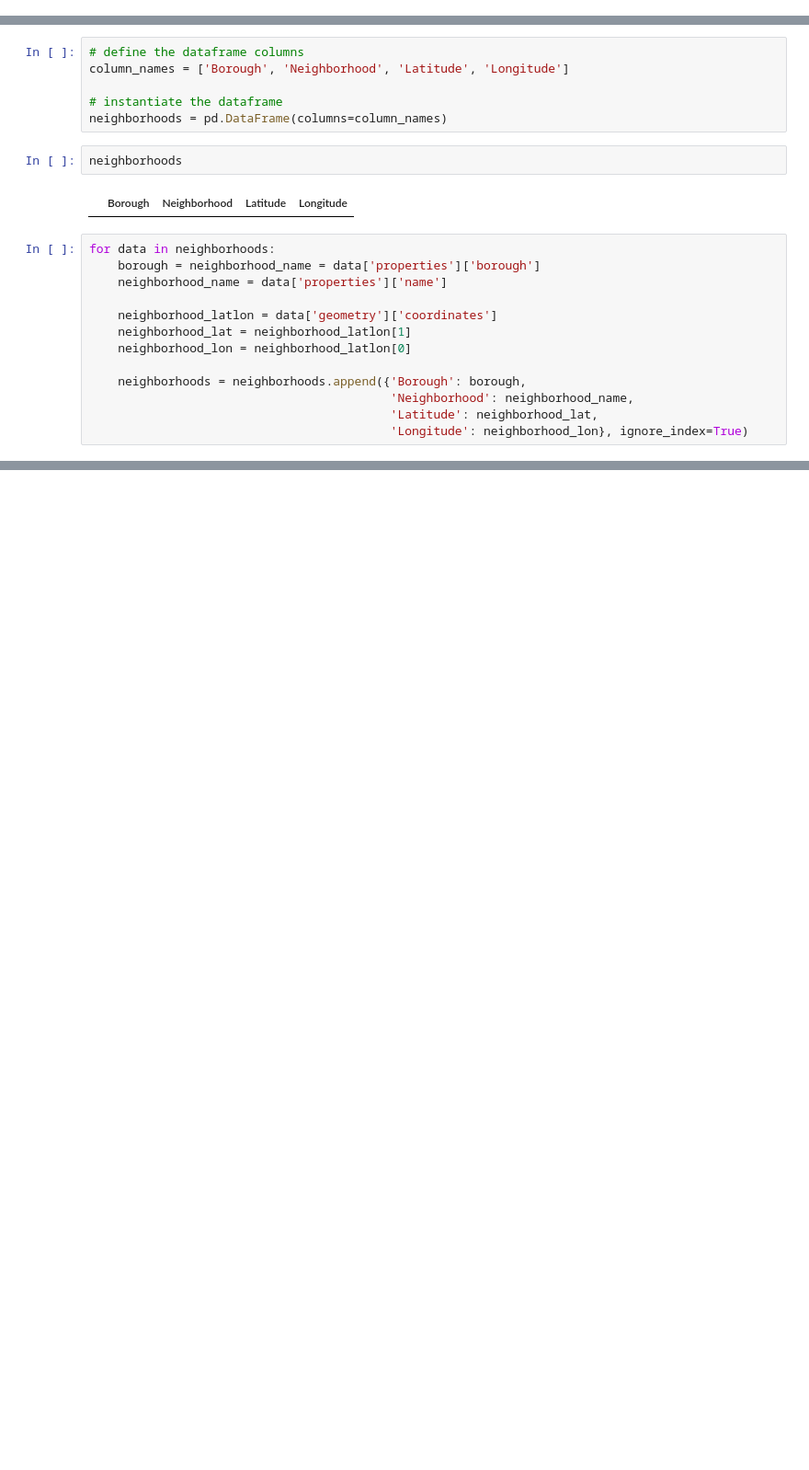
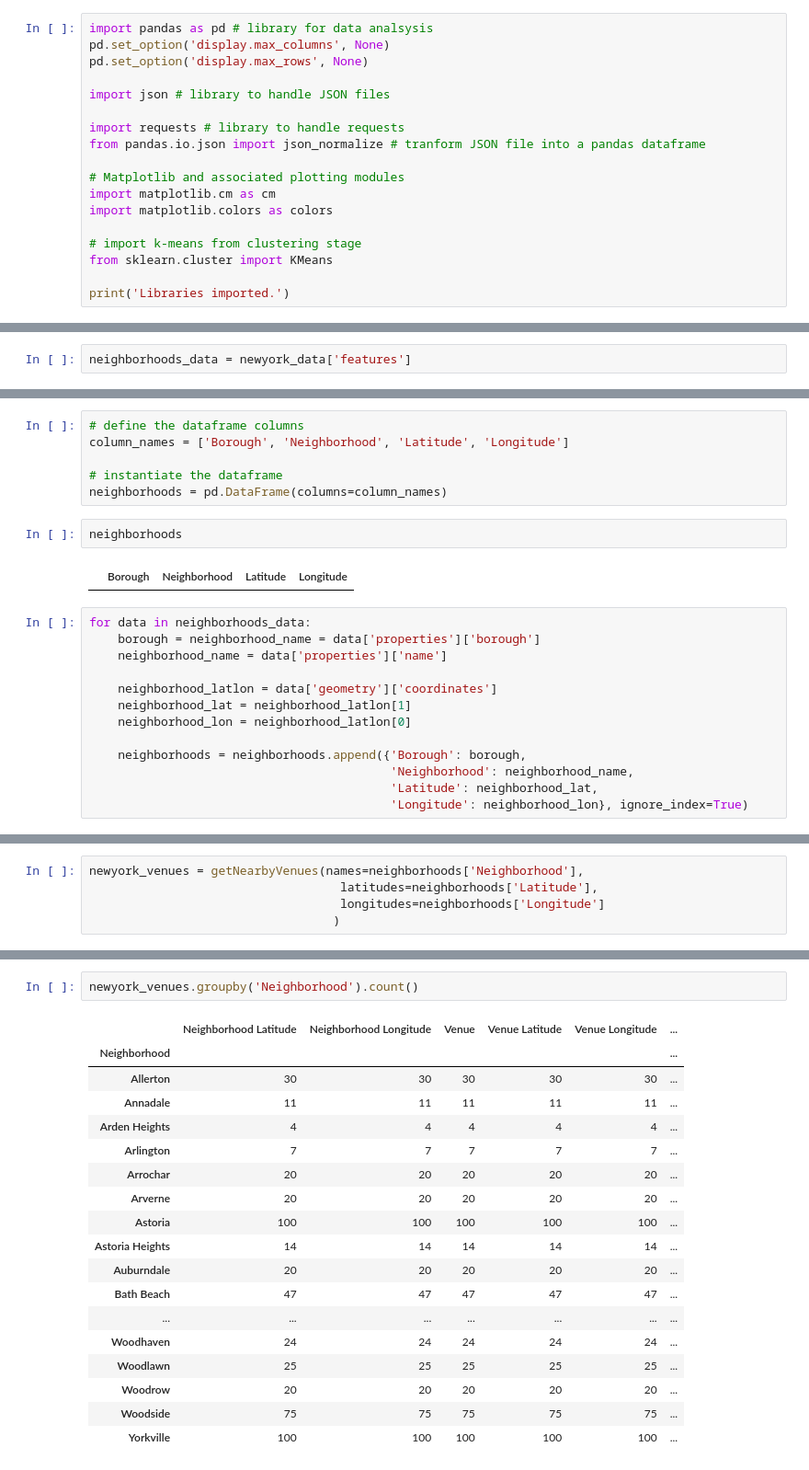
Before and after one commit to Chetas001/Final-Project, a Jupyter notebook: Welcome to Project.ipynb, the cells around one changed output, grey strips where cells are left out. Shown at 92% size. Drawn from its saved outputs; the diff is of its cells as text; blank space fills up the shorter version.

```diff
--- a/Welcome to Project.ipynb
+++ b/Welcome to Project.ipynb
@@ -408,3 +408,21 @@ g = sns.jointplot("Ture", "Predicted", data=data, kind="reg",color="m")
 # Explore neighborhoods in New York
 # %% [markdown]
 ## Import neighborhood names of New York
+# %%
+import pandas as pd # library for data analsysis
+pd.set_option('display.max_columns', None)
+pd.set_option('display.max_rows', None)
+
+import json # library to handle JSON files
+
+import requests # library to handle requests
+from pandas.io.json import json_normalize # tranform JSON file into a pandas dataframe
+
+# Matplotlib and associated plotting modules
+import matplotlib.cm as cm
+import matplotlib.colors as colors
+
+# import k-means from clustering stage
+from sklearn.cluster import KMeans
+
+print('Libraries imported.')
@@ -437,3 +457,5 @@ newyork_data
   40.5033187866211,
   -73.7061614990234,
   40.9105606079102]}
+# %%
+neighborhoods_data = newyork_data['features']
@@ -448,7 +489,7 @@ neighborhoods
 # %% [output]
 |  | Borough | Neighborhood | Latitude | Longitude |
 # %%
-for data in neighborhoods:
+for data in neighborhoods_data:
     borough = neighborhood_name = data['properties']['borough']
     neighborhood_name = data['properties']['name']
 
@@ -464,0 +521,5 @@ TypeError: string indices must be integers
+# %%
+newyork_venues = getNearbyVenues(names=neighborhoods['Neighborhood'],
+                                   latitudes=neighborhoods['Latitude'],
+                                   longitudes=neighborhoods['Longitude']
+                                  )
@@ -464,0 +539,21 @@ TypeError: string indices must be integers
+# %%
+newyork_venues.groupby('Neighborhood').count()
+# %% [output]
+|  | Neighborhood Latitude | Neighborhood Longitude | Venue | Venue Latitude | Venue Longitude | ... |
+| Neighborhood |  |  |  |  |  | ... |
+| Allerton | 30 | 30 | 30 | 30 | 30 | ... |
+| Annadale | 11 | 11 | 11 | 11 | 11 | ... |
+| Arden Heights | 4 | 4 | 4 | 4 | 4 | ... |
+| Arlington | 7 | 7 | 7 | 7 | 7 | ... |
+| Arrochar | 20 | 20 | 20 | 20 | 20 | ... |
+| Arverne | 20 | 20 | 20 | 20 | 20 | ... |
+| Astoria | 100 | 100 | 100 | 100 | 100 | ... |
+| Astoria Heights | 14 | 14 | 14 | 14 | 14 | ... |
+| Auburndale | 20 | 20 | 20 | 20 | 20 | ... |
+| Bath Beach | 47 | 47 | 47 | 47 | 47 | ... |
+| ... | ... | ... | ... | ... | ... | ... |
+| Woodhaven | 24 | 24 | 24 | 24 | 24 | ... |
+| Woodlawn | 25 | 25 | 25 | 25 | 25 | ... |
+| Woodrow | 20 | 20 | 20 | 20 | 20 | ... |
+| Woodside | 75 | 75 | 75 | 75 | 75 | ... |
+| Yorkville | 100 | 100 | 100 | 100 | 100 | ... |
```
Also changed, not shown: parts of 8 cells of this notebook.
